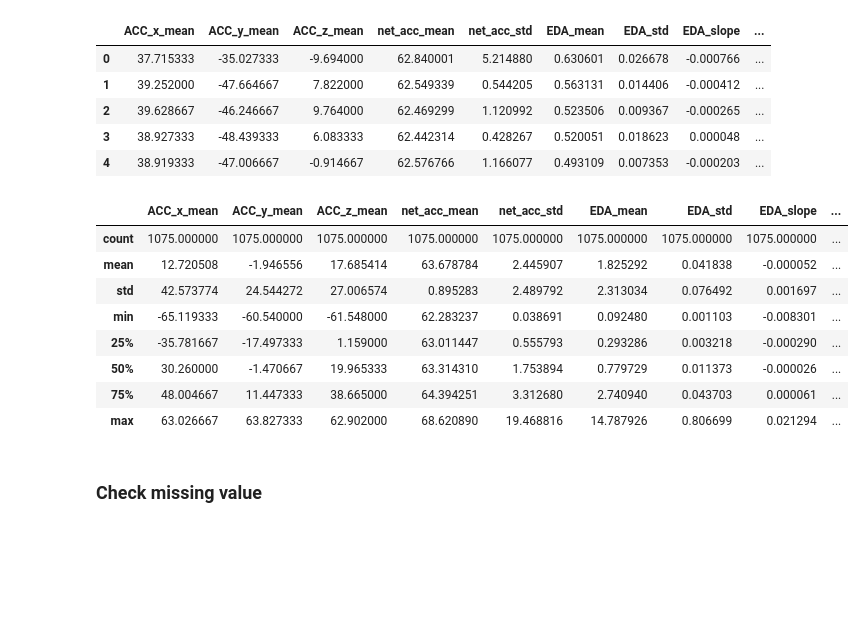
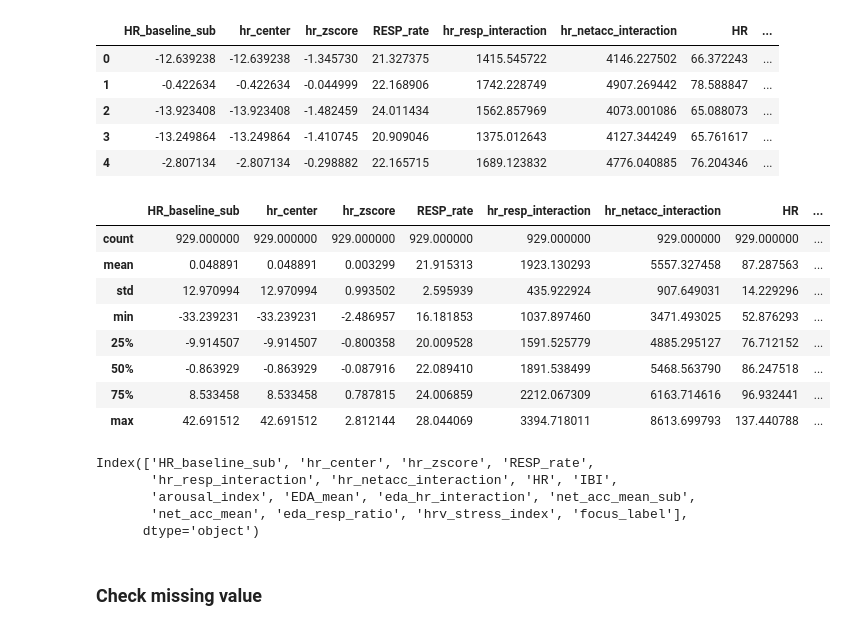
Before and after one commit to grayaubel/focus-detection-using-physiological-data, a Jupyter notebook: notebooks/WESAD/train_model.ipynb, the cells around one changed output. Saved outputs shown, nothing was run; the diff lists cells and outputs as text; code cells hidden in the pictures; blank space fills up the shorter version.

```diff
--- a/notebooks/WESAD/train_model.ipynb
+++ b/notebooks/WESAD/train_model.ipynb
@@ -7,28 +3,45 @@ from scipy import stats
 import seaborn as sns
 import matplotlib.pyplot as plt
 # %%
-df_all = pd.read_csv('../../data/processed/WESAD/WESAD_with_focus.csv', index_col=0)
+df_all = pd.read_csv('../../data/processed/WESAD/feature_extracted/30s/data_feature_engineered.csv', index_col=0)
+# %%
+selected_feature = [
+    'HR_baseline_sub', 'hr_center', 'hr_zscore', 'RESP_rate', 'hr_resp_interaction',
+    'hr_netacc_interaction', 'HR', 'IBI', 'arousal_index', 'EDA_mean',
+    'eda_hr_interaction', 'net_acc_mean_sub', 'net_acc_mean', 'eda_resp_ratio', 'hrv_stress_index',
+    'focus_label'
+    ]
+# %%
+df = df_all[selected_feature]
 # %%
-df_all.head()
+df.head()
 # %% [output]
-|  | ACC_x_mean | ACC_y_mean | ACC_z_mean | net_acc_mean | net_acc_std | EDA_mean | EDA_std | EDA_slope | ... |
-| 0 | 37.715333 | -35.027333 | -9.694000 | 62.840001 | 5.214880 | 0.630601 | 0.026678 | -0.000766 | ... |
-| 1 | 39.252000 | -47.664667 | 7.822000 | 62.549339 | 0.544205 | 0.563131 | 0.014406 | -0.000412 | ... |
-| 2 | 39.628667 | -46.246667 | 9.764000 | 62.469299 | 1.120992 | 0.523506 | 0.009367 | -0.000265 | ... |
-| 3 | 38.927333 | -48.439333 | 6.083333 | 62.442314 | 0.428267 | 0.520051 | 0.018623 | 0.000048 | ... |
-| 4 | 38.919333 | -47.006667 | -0.914667 | 62.576766 | 1.166077 | 0.493109 | 0.007353 | -0.000203 | ... |
+|  | HR_baseline_sub | hr_center | hr_zscore | RESP_rate | hr_resp_interaction | hr_netacc_interaction | HR | ... |
+| 0 | -12.639238 | -12.639238 | -1.345730 | 21.327375 | 1415.545722 | 4146.227502 | 66.372243 | ... |
+| 1 | -0.422634 | -0.422634 | -0.044999 | 22.168906 | 1742.228749 | 4907.269442 | 78.588847 | ... |
+| 2 | -13.923408 | -13.923408 | -1.482459 | 24.011434 | 1562.857969 | 4073.001086 | 65.088073 | ... |
+| 3 | -13.249864 | -13.249864 | -1.410745 | 20.909046 | 1375.012643 | 4127.344249 | 65.761617 | ... |
+| 4 | -2.807134 | -2.807134 | -0.298882 | 22.165715 | 1689.123832 | 4776.040885 | 76.204346 | ... |
 # %%
-df_all.describe()
+df.describe()
 # %% [output]
-|  | ACC_x_mean | ACC_y_mean | ACC_z_mean | net_acc_mean | net_acc_std | EDA_mean | EDA_std | EDA_slope | ... |
-| count | 1075.000000 | 1075.000000 | 1075.000000 | 1075.000000 | 1075.000000 | 1075.000000 | 1075.000000 | 1075.000000 | ... |
-| mean | 12.720508 | -1.946556 | 17.685414 | 63.678784 | 2.445907 | 1.825292 | 0.041838 | -0.000052 | ... |
-| std | 42.573774 | 24.544272 | 27.006574 | 0.895283 | 2.489792 | 2.313034 | 0.076492 | 0.001697 | ... |
-| min | -65.119333 | -60.540000 | -61.548000 | 62.283237 | 0.038691 | 0.092480 | 0.001103 | -0.008301 | ... |
-| 25% | -35.781667 | -17.497333 | 1.159000 | 63.011447 | 0.555793 | 0.293286 | 0.003218 | -0.000290 | ... |
-| 50% | 30.260000 | -1.470667 | 19.965333 | 63.314310 | 1.753894 | 0.779729 | 0.011373 | -0.000026 | ... |
-| 75% | 48.004667 | 11.447333 | 38.665000 | 64.394251 | 3.312680 | 2.740940 | 0.043703 | 0.000061 | ... |
-| max | 63.026667 | 63.827333 | 62.902000 | 68.620890 | 19.468816 | 14.787926 | 0.806699 | 0.021294 | ... |
+|  | HR_baseline_sub | hr_center | hr_zscore | RESP_rate | hr_resp_interaction | hr_netacc_interaction | HR | ... |
+| count | 929.000000 | 929.000000 | 929.000000 | 929.000000 | 929.000000 | 929.000000 | 929.000000 | ... |
+| mean | 0.048891 | 0.048891 | 0.003299 | 21.915313 | 1923.130293 | 5557.327458 | 87.287563 | ... |
+| std | 12.970994 | 12.970994 | 0.993502 | 2.595939 | 435.922924 | 907.649031 | 14.229296 | ... |
+| min | -33.239231 | -33.239231 | -2.486957 | 16.181853 | 1037.897460 | 3471.493025 | 52.876293 | ... |
+| 25% | -9.914507 | -9.914507 | -0.800358 | 20.009528 | 1591.525779 | 4885.295127 | 76.712152 | ... |
+| 50% | -0.863929 | -0.863929 | -0.087916 | 22.089410 | 1891.538499 | 5468.563790 | 86.247518 | ... |
+| 75% | 8.533458 | 8.533458 | 0.787815 | 24.006859 | 2212.067309 | 6163.714616 | 96.932441 | ... |
+| max | 42.691512 | 42.691512 | 2.812144 | 28.044069 | 3394.718011 | 8613.699793 | 137.440788 | ... |
+# %%
+df.columns
+# %% [output]
+Index(['HR_baseline_sub', 'hr_center', 'hr_zscore', 'RESP_rate',
+       'hr_resp_interaction', 'hr_netacc_interaction', 'HR', 'IBI',
+       'arousal_index', 'EDA_mean', 'eda_hr_interaction', 'net_acc_mean_sub',
+       'net_acc_mean', 'eda_resp_ratio', 'hrv_stress_index', 'focus_label'],
+      dtype='object')
 # %% [markdown]
 ### Check missing value
 # %%
```
Also changed, not shown: parts of 31 cells of this notebook, 2 other files.
